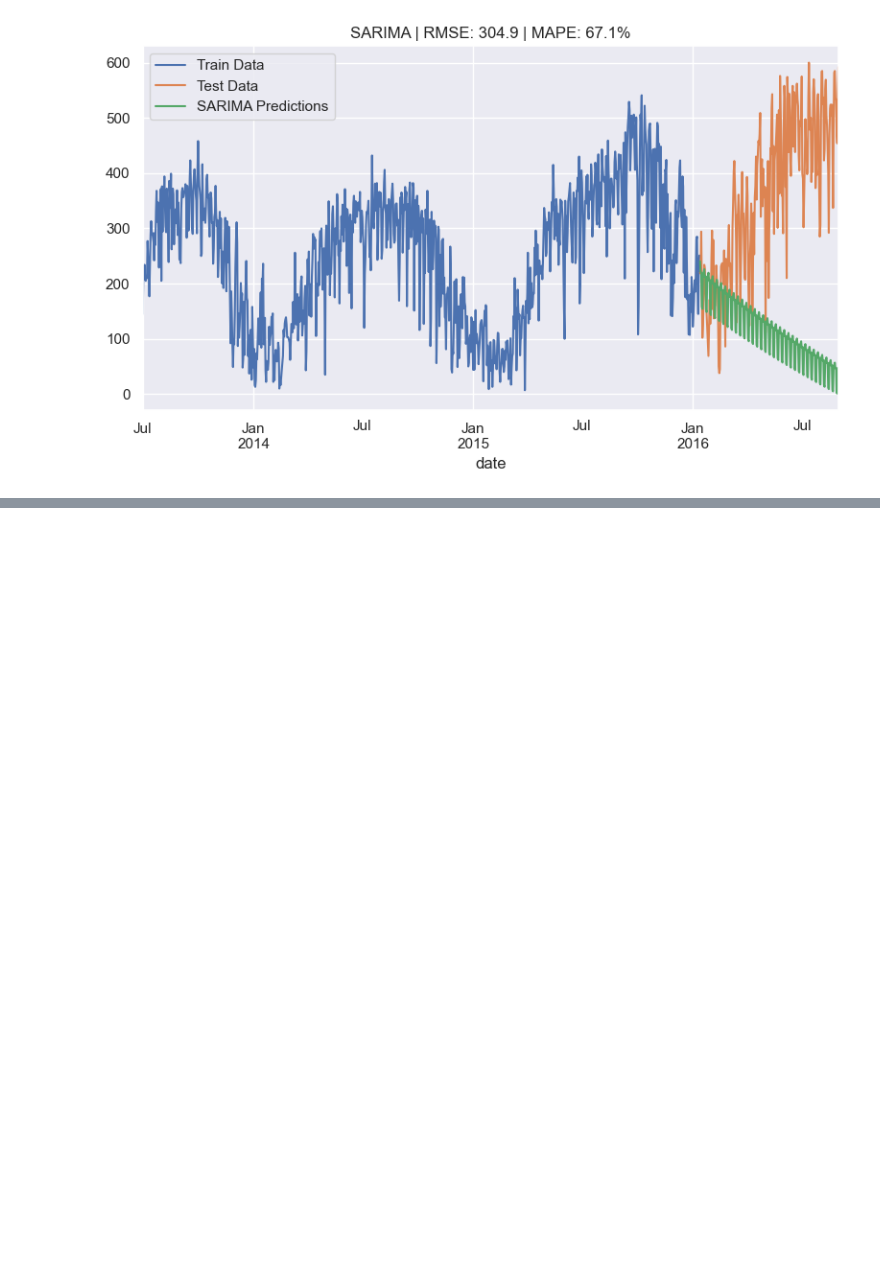
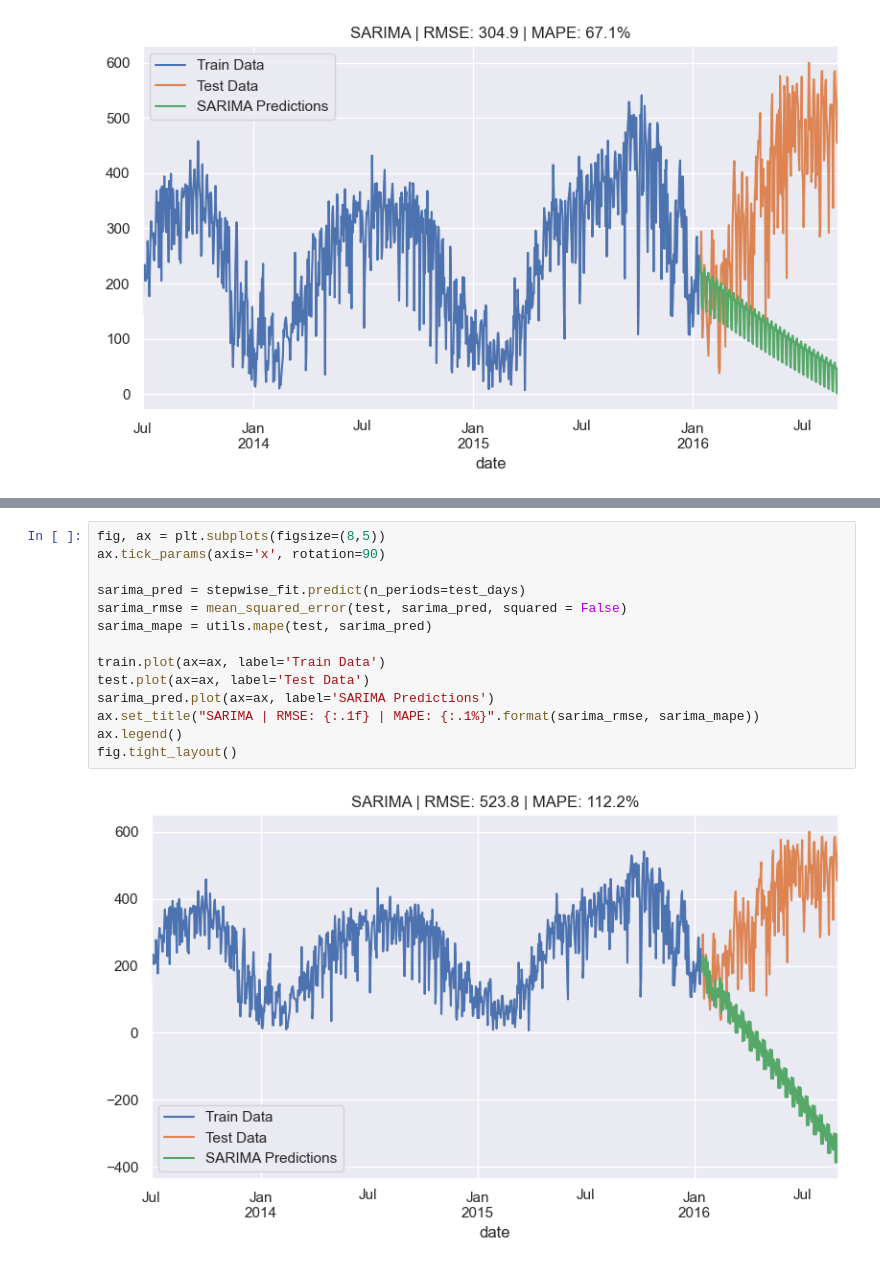
Before and after one commit to scunden/citi-bike, a Jupyter notebook: 2. Citibike usage forecast.ipynb, the cells around one changed output, grey strips where cells are left out. Drawn from its saved outputs; the diff is of its cells as text; blank space fills up the shorter version.

```diff
--- a/2. Citibike usage forecast.ipynb
+++ b/2. Citibike usage forecast.ipynb
@@ -150,0 +260,16 @@ fig.savefig('images/sarima_pred.png')
+# %%
+fig, ax = plt.subplots(figsize=(8,5))
+ax.tick_params(axis='x', rotation=90)
+
+sarima_pred = stepwise_fit.predict(n_periods=test_days)
+sarima_rmse = mean_squared_error(test, sarima_pred, squared = False)
+sarima_mape = utils.mape(test, sarima_pred)
+
+train.plot(ax=ax, label='Train Data')
+test.plot(ax=ax, label='Test Data')
+sarima_pred.plot(ax=ax, label='SARIMA Predictions')
+ax.set_title("SARIMA | RMSE: {:.1f} | MAPE: {:.1%}".format(sarima_rmse, sarima_mape))
+ax.legend()
+fig.tight_layout()
+# %% [output]
+[figure, added]
```
Also changed, not shown: parts of 7 cells of this notebook, 3 other files.
